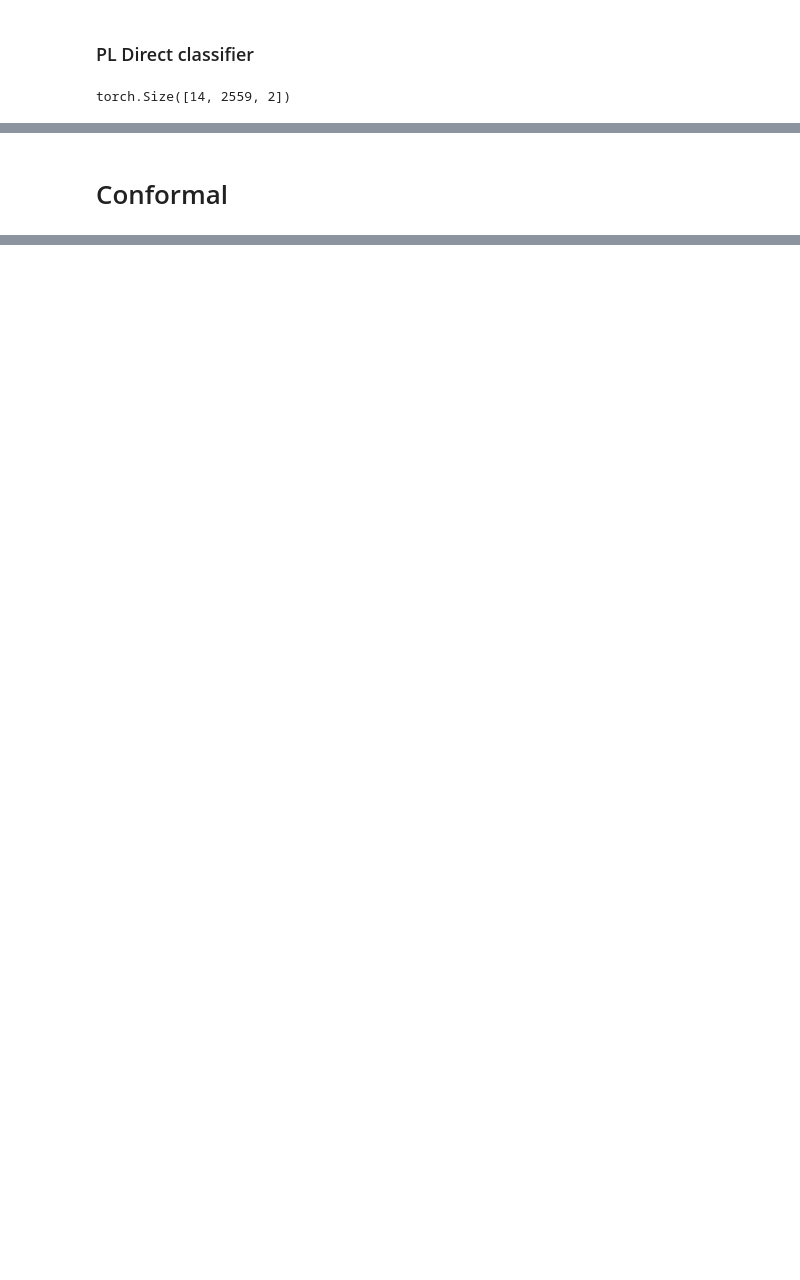
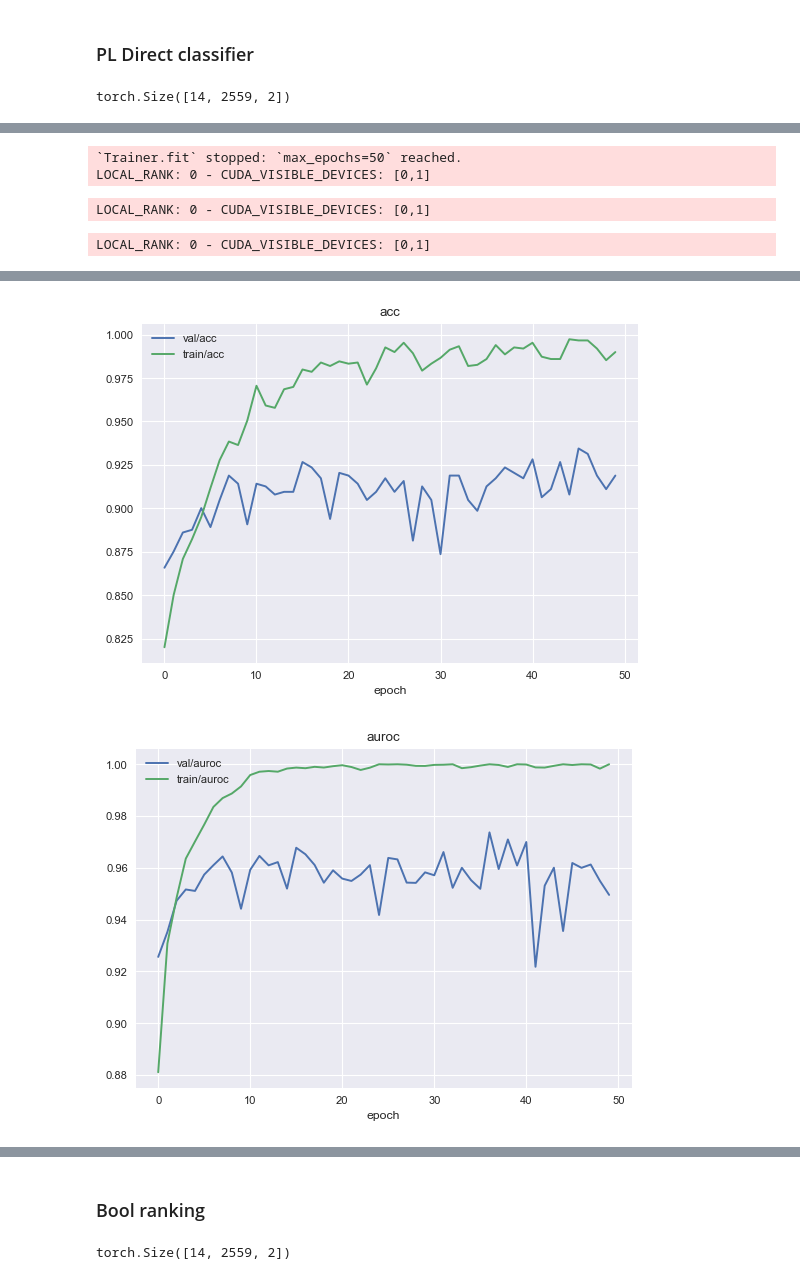
Before and after one commit to wassname/LoRA_are_lie_detectors, a Jupyter notebook: notebooks/10_compare_probes.ipynb, the cells around one changed output, grey strips where cells are left out. Cells and saved outputs as stored; diff of their text form; code cells hidden in the pictures; blank space fills up the shorter version.

Commit message:
new probe format works

```diff
--- a/notebooks/10_compare_probes.ipynb
+++ b/notebooks/10_compare_probes.ipynb
@@ -646,2 +641,0 @@ df_res2 = analyze_dfres(df_res)
-# %%
-model = TorchDummyClassifier(random_state=42, strategy="most_frequent")
@@ -971,11 +641,0 @@ X_train.shape
-# %%
-
-to_ds = lambda hs, y: TensorDataset(hs, y)
-dl_train = DataLoader(to_ds(X_train, y_train), batch_size=batch_size, shuffle=True)
-dl_val = DataLoader(to_ds(X_val, y_val), batch_size=batch_size, shuffle=False)
-
-x1,y1 = next(iter(dl_train))
-c_in = x1.shape[1:]
-print(c_in)
-net = PLConvProbeLinearCls(c_in, epoch_steps=len(dl_train),  max_epochs=max_epochs, depth=2, lr=4e-3, weight_decay=1e-5, hs=16, dropout=0.2)
-# print(net)
@@ -1085,24 +641,0 @@ y = label_fn(ds_known)
-# %%
-to_ds = lambda hs, y: TensorDataset(hs, y)
-dl_train = DataLoader(to_ds(X_train, y_train), batch_size=128, shuffle=True)
-dl_val = DataLoader(to_ds(X_val, y_val), batch_size=128, shuffle=False)
-x, y = next(iter(dl_train))
-c_in = x.shape[1]
-
-net = PL_CSS(d_in=c_in, epoch_steps=len(dl_train),  max_epochs=max_epochs, lr=4e-4,
-             weight_decay=1e-5)
-trainer = pl.Trainer(
-    # gradient_clip_val=20,
-    # accelerator="auto",
-    # devices="1",
-    max_epochs=max_epochs,
-    log_every_n_steps=1,
-    enable_progress_bar=verbose, enable_model_summary=verbose
-)
-trainer.fit(model=net, train_dataloaders=dl_train, val_dataloaders=dl_val);
-
-
-df_hist, df_hist_step  = read_metrics_csv(trainer.logger.experiment.metrics_file_path)
-
-df_hist[['val/acc', 'train/acc']].plot()
-df_hist[['val/loss_epoch', 'train/loss_epoch']].plot()
@@ -1124,2 +641,0 @@ print(cr)
-# %% [markdown]
-# Conformal
@@ -1143,0 +642,8 @@ r = postproc(y_val_prob, y_val)
+# %%
+epoch_steps = int(len(ds_trainval)*0.7//batch_size)
+pl_model = PLSKDirect(c_in=c_in, epoch_steps=epoch_steps, max_epochs=max_epochs)
+if verbose: print(model)
+model = PLSKWrapper(pl_model, verbose=verbose, max_epochs=max_epochs)
+df_res = eval_ranking(model, ds_trainval, ds_test)
+df_res2 = analyze_dfres(df_res)
+# %% [output]
@@ -1143,0 +665,4 @@ r = postproc(y_val_prob, y_val)
+`Trainer.fit` stopped: `max_epochs=50` reached.
+LOCAL_RANK: 0 - CUDA_VISIBLE_DEVICES: [0,1]
+LOCAL_RANK: 0 - CUDA_VISIBLE_DEVICES: [0,1]
+LOCAL_RANK: 0 - CUDA_VISIBLE_DEVICES: [0,1]
@@ -1143,0 +678,2 @@ r = postproc(y_val_prob, y_val)
+[figure, added]
+[figure, added]
@@ -1143,0 +683,2 @@ r = postproc(y_val_prob, y_val)
+# %% [markdown]
+### Bool ranking
@@ -1143,0 +719,7 @@ r = postproc(y_val_prob, y_val)
+# %%
+ds_train, ds_val = train_test_split_ds(ds_trainval, test_size=0.3)
+X_val, y_val_proxy = ds2xy(ds_val)
+c_in = X_val.shape[1:]
+c_in
+# %% [output]
+torch.Size([14, 2559, 2])
```
Also changed, not shown: parts of 56 cells of this notebook, 2 other files.
